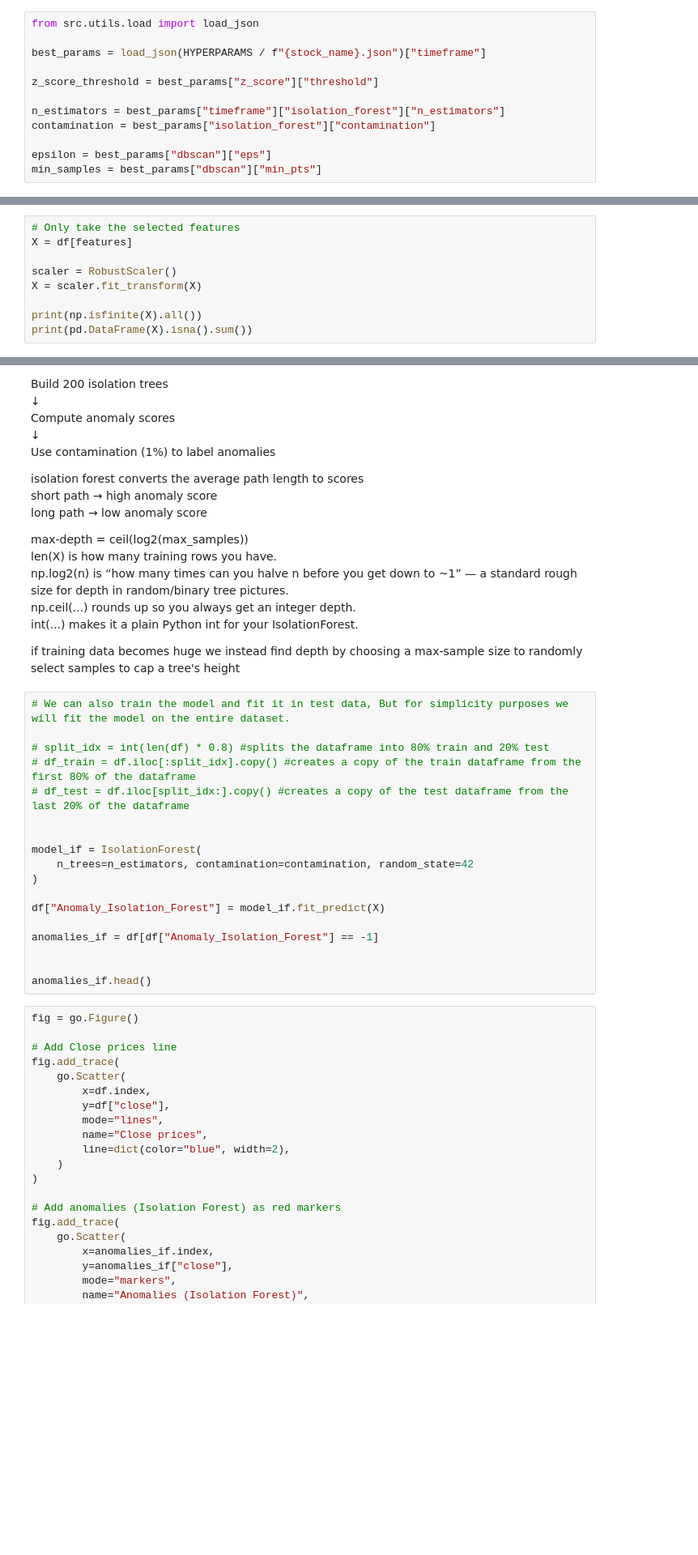
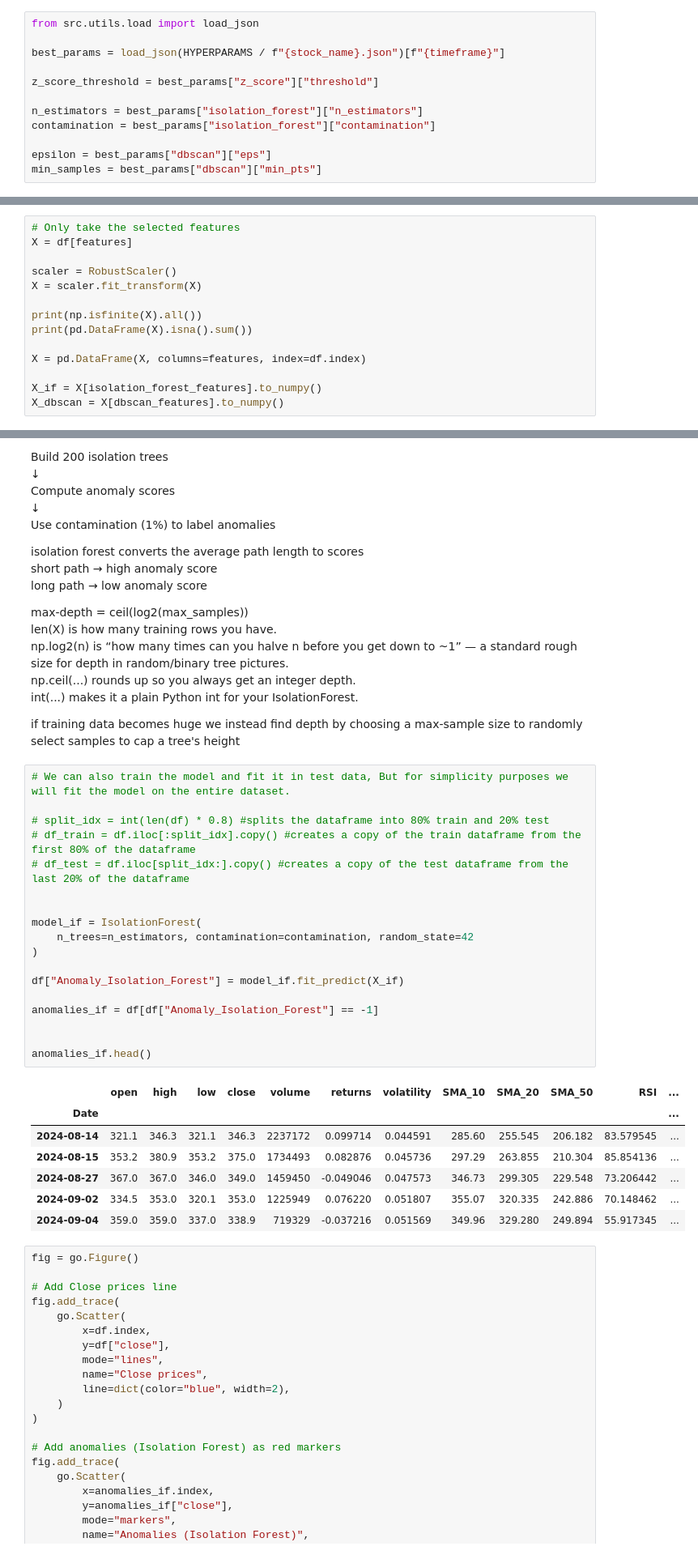
Before and after one commit to rey-tan/Anomaly-Detection, a Jupyter notebook: AnomalyEngine/notebooks/AnomalyDetection.ipynb, the cells around one changed output, grey strips where cells are left out. Shown at 81% size. Cells and saved outputs as stored; diff of their text form; blank space fills up the shorter version.

```diff
--- a/AnomalyEngine/notebooks/AnomalyDetection.ipynb
+++ b/AnomalyEngine/notebooks/AnomalyDetection.ipynb
@@ -284,11 +309,11 @@ fig.show()
 # %%
 from src.utils.load import load_json
 
-best_params = load_json(HYPERPARAMS / f"{stock_name}.json")["timeframe"]
+best_params = load_json(HYPERPARAMS / f"{stock_name}.json")[f"{timeframe}"]
 
 z_score_threshold = best_params["z_score"]["threshold"]
 
-n_estimators = best_params["timeframe"]["isolation_forest"]["n_estimators"]
+n_estimators = best_params["isolation_forest"]["n_estimators"]
 contamination = best_params["isolation_forest"]["contamination"]
 
 epsilon = best_params["dbscan"]["eps"]
@@ -380,3 +408,8 @@ X = scaler.fit_transform(X)
 
 print(np.isfinite(X).all())
 print(pd.DataFrame(X).isna().sum())
+
+X = pd.DataFrame(X, columns=features, index=df.index)
+
+X_if = X[isolation_forest_features].to_numpy()
+X_dbscan = X[dbscan_features].to_numpy()
@@ -416,21 +456,29 @@ if training data becomes huge we instead find depth by choosing a max-sample siz
 # %%
 # We can also train the model and fit it in test data, But for simplicity purposes we will fit the model on the entire dataset.
 
 # split_idx = int(len(df) * 0.8) #splits the dataframe into 80% train and 20% test
 # df_train = df.iloc[:split_idx].copy() #creates a copy of the train dataframe from the first 80% of the dataframe
 # df_test = df.iloc[split_idx:].copy() #creates a copy of the test dataframe from the last 20% of the dataframe
 
 
 model_if = IsolationForest(
     n_trees=n_estimators, contamination=contamination, random_state=42
 )
 
-df["Anomaly_Isolation_Forest"] = model_if.fit_predict(X)
+df["Anomaly_Isolation_Forest"] = model_if.fit_predict(X_if)
 
 anomalies_if = df[df["Anomaly_Isolation_Forest"] == -1]
 
 
 anomalies_if.head()
+# %% [output]
+|  | open | high | low | close | volume | returns | volatility | SMA_10 | SMA_20 | SMA_50 | RSI | ... |
+| Date |  |  |  |  |  |  |  |  |  |  |  | ... |
+| 2024-08-14 | 321.1 | 346.3 | 321.1 | 346.3 | 2237172 | 0.099714 | 0.044591 | 285.60 | 255.545 | 206.182 | 83.579545 | ... |
+| 2024-08-15 | 353.2 | 380.9 | 353.2 | 375.0 | 1734493 | 0.082876 | 0.045736 | 297.29 | 263.855 | 210.304 | 85.854136 | ... |
+| 2024-08-27 | 367.0 | 367.0 | 346.0 | 349.0 | 1459450 | -0.049046 | 0.047573 | 346.73 | 299.305 | 229.548 | 73.206442 | ... |
+| 2024-09-02 | 334.5 | 353.0 | 320.1 | 353.0 | 1225949 | 0.076220 | 0.051807 | 355.07 | 320.335 | 242.886 | 70.148462 | ... |
+| 2024-09-04 | 359.0 | 359.0 | 337.0 | 338.9 | 719329 | -0.037216 | 0.051569 | 349.96 | 329.280 | 249.894 | 55.917345 | ... |
 # %%
 fig = go.Figure()
 
```
Also changed, not shown: parts of 12 cells of this notebook, 43 other files.
